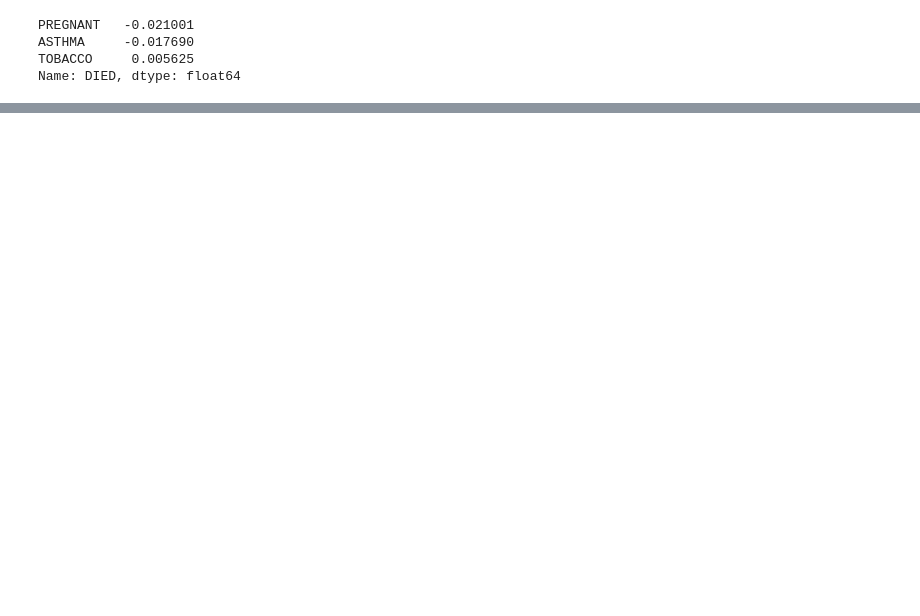
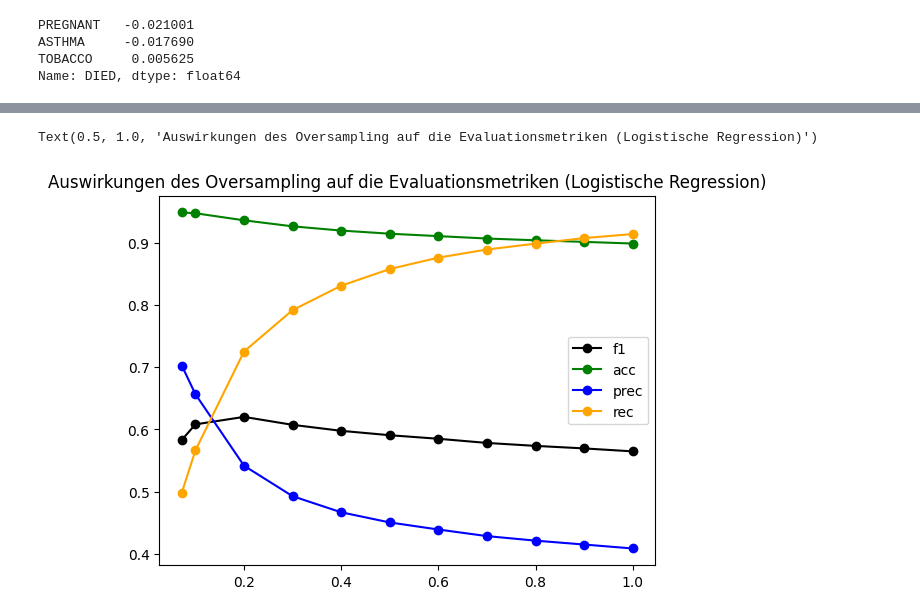
Before and after one commit to roink/covid-19-risiko-erkennung, a Jupyter notebook: notebooks/1.07-CK-Analyse-Anhang.ipynb, the cells around one changed output, grey strips where cells are left out. Saved outputs shown, nothing was run; the diff lists cells and outputs as text; code cells hidden in the pictures; blank space fills up the shorter version.

Commit message:
Analyse Under- und Oversampling

```diff
--- a/notebooks/1.07-CK-Analyse-Anhang.ipynb
+++ b/notebooks/1.07-CK-Analyse-Anhang.ipynb
@@ -134,0 +135,29 @@ Text(0.5, 1.0, 'Auswirkungen des Undersampling auf die Evaluationsmetriken (Logi
+# %%
+def oversample(rate):
+    train_xu, train_yu = SMOTE(sampling_strategy=rate).fit_resample(train_x, train_y)
+    test_xu, test_yu = test_x, test_y
+    return train_xu, train_yu, test_xu, test_yu
+
+def apply_1(rate):
+    train_xu, train_yu, test_xu, test_yu = oversample(rate)
+    acc, f1, prec, rec = apply_classifier(train_xu, train_yu, test_xu, test_yu, LogisticRegression(max_iter=500))
+    return acc, f1, prec, rec
+# %%
+acc0, f10, prec0, rec0 = apply_classifier(train_x, train_y, test_x, test_y, LogisticRegression(max_iter=500))
+x = [0.072]+[0.1*i for i in range(1,11)]
+y = [apply_1(i) for i in x[1:]]
+# %%
+
+f1= [f10]+[y[i][1] for i in range(0,10)]
+acc= [acc0]+[y[i][0] for i in range(0,10)]
+prec= [prec0]+[y[i][2] for i in range(0,10)]
+rec= [rec0]+[y[i][3] for i in range(0,10)]
+plt.plot(x,f1,color='black',marker='o',label='f1')
+plt.plot(x,acc,color='green',marker='o',label='acc')
+plt.plot(x,prec,color='blue',marker='o',label='prec')
+plt.plot(x,rec,color='orange',marker='o',label='rec')
+plt.legend()
+plt.title('Auswirkungen des Oversampling auf die Evaluationsmetriken (Logistische Regression)')
+# %% [output]
+Text(0.5, 1.0, 'Auswirkungen des Oversampling auf die Evaluationsmetriken (Logistische Regression)')
+[figure, added]
```
Also changed, not shown: parts of 1 cell of this notebook.
